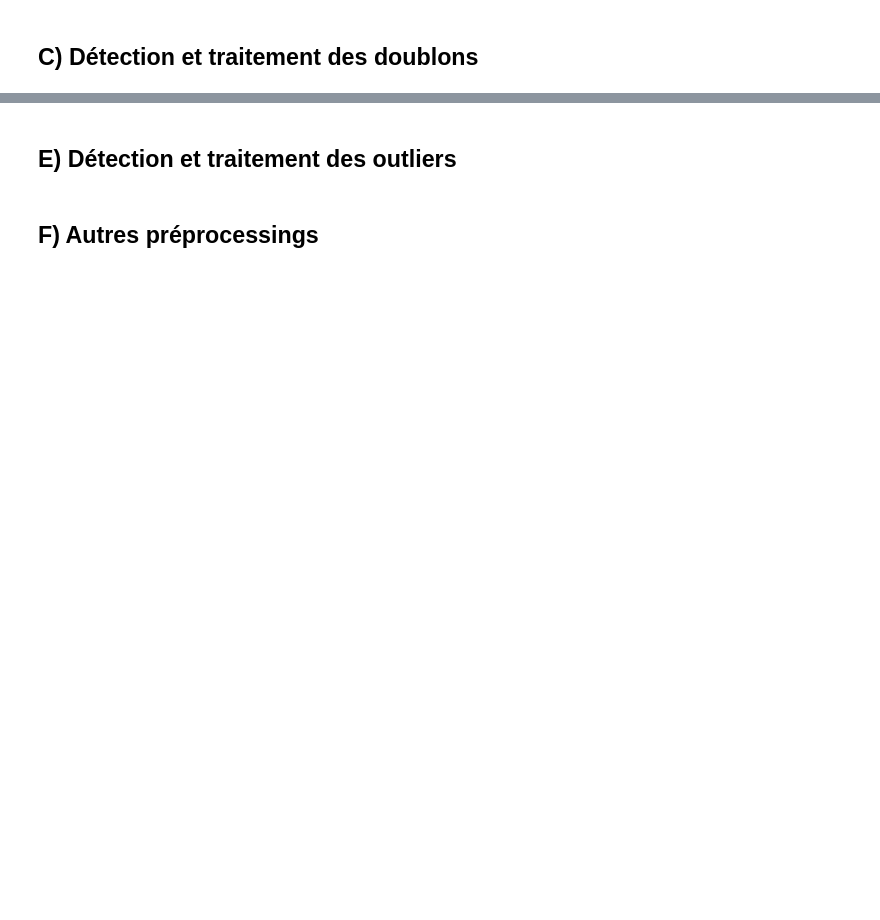
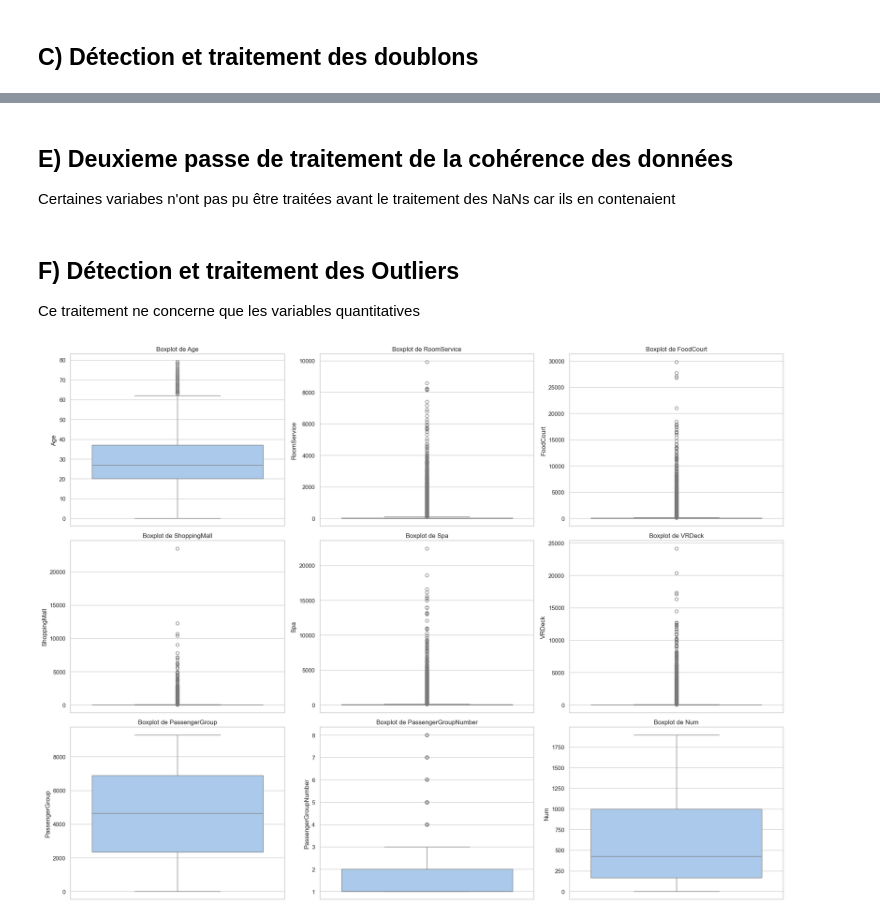
Before and after one commit to G-RELIQUET/Spaceship-Titanic, a Jupyter notebook: Etude.ipynb, the cells around one changed output, grey strips where cells are left out. Cells and saved outputs as stored; diff of their text form; code cells hidden in the pictures; blank space fills up the shorter version.

Commit message:
Nettoyage des données terminé

```diff
--- a/Etude.ipynb
+++ b/Etude.ipynb
@@ -69,0 +349,19 @@ Dates
+# %%
+#On trie le df pour n'avoir que les valeurs numériques
+df_train.select_dtypes(include='number').isna().any()
+
+#DataFrame train
+
+#Age
+AgeMean=df_train['Age'].mean().round(0)
+df_train['Age']=df_train['Age'].fillna(AgeMean)
+#RoomService, FoodCourt, ShoppingMall, Spa et VRDeck
+df_train[['RoomService', 'FoodCourt', 'ShoppingMall', 'Spa', 'VRDeck']]=df_train[['RoomService', 'FoodCourt', 'ShoppingMall', 'Spa', 'VRDeck']].fillna(0)
+
+#DataFrame test
+
+#Age
+AgeMean=df_test['Age'].mean().round(0) #Les moyennes d'age sont les mêmes dans les deux df
+df_test['Age']=df_test['Age'].fillna(AgeMean)
+#RoomService, FoodCourt, ShoppingMall, Spa et VRDeck
+df_test[['RoomService', 'FoodCourt', 'ShoppingMall', 'Spa', 'VRDeck']]=df_test[['RoomService', 'FoodCourt', 'ShoppingMall', 'Spa', 'VRDeck']].fillna(0)
@@ -70,4 +504,34 @@ Dates
+# %% [markdown]
+## E) Deuxieme passe de traitement de la cohérence des données
+
+Certaines variabes n'ont pas pu être traitées avant le traitement des NaNs car ils en contenaient
+# %%
+#DataFrame Train
+df_train['CryoSleep']=df_train['CryoSleep'].astype(bool)
+df_train[['Num','FoodCourt','Spa','RoomService','ShoppingMall','VRDeck','Age']]=df_train[['Num','FoodCourt','Spa','RoomService','ShoppingMall','VRDeck','Age']].astype(int)
+
+
+#Age a mettre en int
+#Room service a mettre en int (vérifier l'explication sur le site)
+
+#DataFrame Test
+df_test['CryoSleep']=df_test['CryoSleep'].astype(bool)
+df_test[['Num','FoodCourt','Spa','RoomService','ShoppingMall','VRDeck','Age']]=df_test[['Num','FoodCourt','Spa','RoomService','ShoppingMall','VRDeck','Age']].astype(int)
 # %% [markdown]
-## E) Détection et traitement des outliers
+## F) Détection et traitement des Outliers
+Ce traitement ne concerne que les variables quantitatives
-# %% [markdown]
-## F) Autres préprocessings
+# %%
+num=df_train.select_dtypes(include='number')
+columns = num.columns
+
+plt.figure(figsize=(20, 15))
+for i, col in enumerate(columns, 1):
+    plt.subplot(3, 3, i)
+    sns.boxplot(y=num[col])
+    plt.title(f'Boxplot de {col}')
+plt.tight_layout()
+plt.show()
+
+#On observe qu'il y a des outliers mais qui ne constituent pas des valeurs aberrantes.
+# %% [output]
+[figure, added]
```
Also changed, not shown: parts of 42 cells of this notebook.
